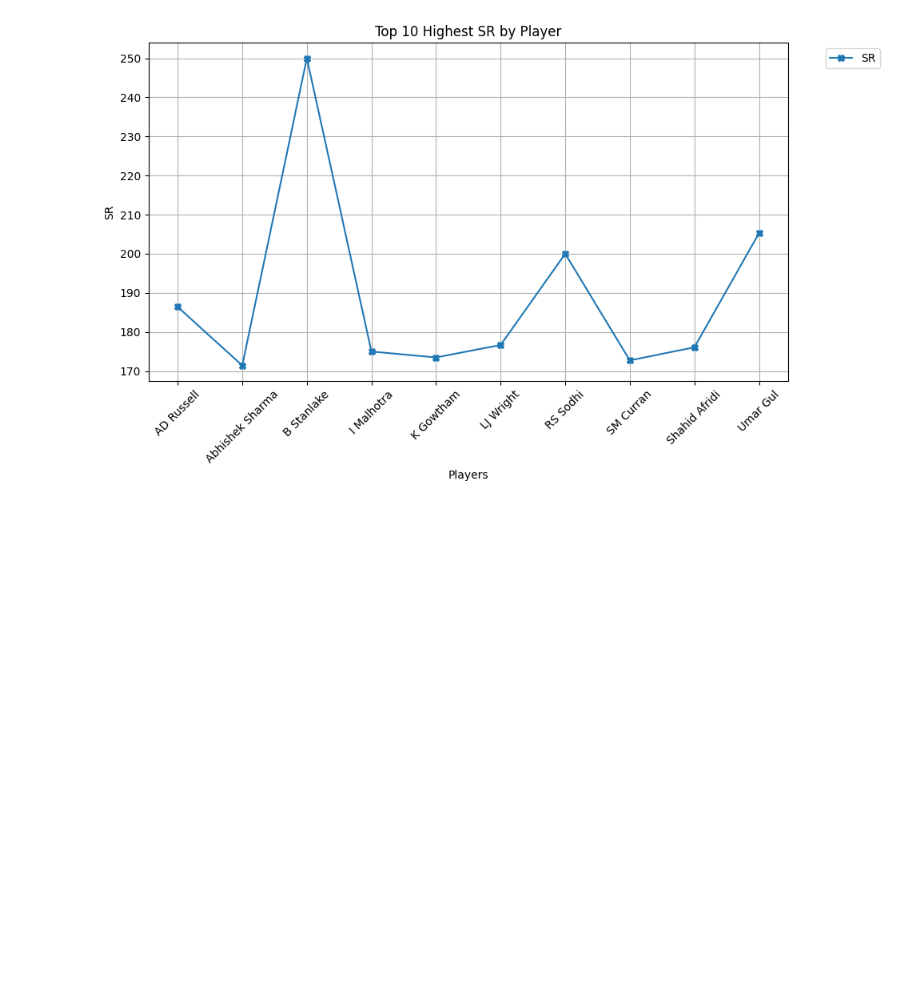
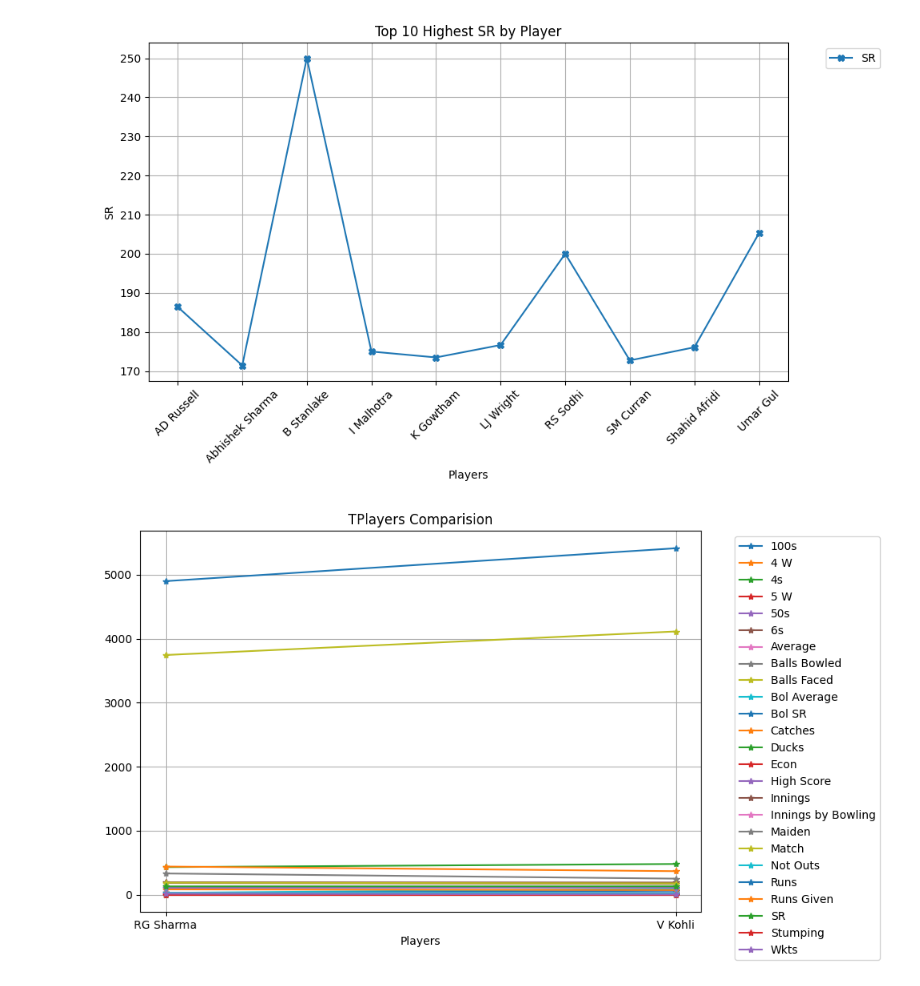
Before and after one commit to Udhay2898/Cricket_stat, a Jupyter notebook: Cricket Stat(Line).ipynb, the cells around one changed output. Saved outputs shown, nothing was run; the diff lists cells and outputs as text; code cells hidden in the pictures; blank space fills up the shorter version.

```diff
--- a/Cricket Stat(Line).ipynb
+++ b/Cricket Stat(Line).ipynb
@@ -369,3 +367,58 @@ plt.tight_layout()
 plt.show()
 # %% [output]
 [figure]
+# %%
+player_to_compare = ['V Kohli','RG Sharma']
+
+comparision_df = df[df['Player'].isin(player_to_compare)]
+
+comparision_df = comparision_df.groupby('Player').agg({'Match': 'sum',
+                                         'Innings': 'sum',
+                                         'Not Outs': 'sum',
+                                         'Runs': 'sum',
+                                         'Balls Faced': 'sum',
+                                         '100s': 'sum',
+                                         '50s': 'sum',
+                                         'Ducks': 'sum',
+                                         '4s': 'sum',
+                                         '6s': 'sum',
+                                         'Average': 'sum',
+                                         'SR' : 'sum',
+                                         'High Score': 'sum',
+                                         'Innings by Bowling': 'sum',
+                                         'Balls Bowled' : 'sum',
+                                         'Maiden' : 'sum',
+                                         'Runs Given' : 'sum',
+                                         'Wkts' : 'sum',
+                                         '4 W ' : 'sum',
+                                         '5 W' : 'sum',
+                                         'Catches' : 'sum',
+                                         'Stumping' : 'sum',
+                                         'Bol Average' : 'sum',
+                                         'Bol SR' : 'max',
+                                         'Econ' : 'min'}).reset_index()
+
+
+
+comparision_df_pivot = comparision_df.pivot_table(index = 'Player', values = ['Match', 'Innings', 'Not Outs', 'Runs', 'Balls Faced', '100s',
+       '50s', 'Ducks', '4s', '6s', 'Average', 'SR', 'High Score',
+       'Innings by Bowling', 'Balls Bowled', 'Maiden', 'Runs Given', 'Wkts',
+       '4 W ', '5 W', 'Catches', 'Stumping', 'Bol Average', 'Bol SR', 'Econ'])
+
+
+comparision_df_pivot.plot.line(figsize = (10,6),marker = '*',grid = True)
+
+
+tick = range(len(comparision_df_pivot))
+plt.xticks(ticks = tick, labels = comparision_df_pivot.index, rotation = 0)
+
+plt.legend(bbox_to_anchor=(1.05, 1), loc='upper left')
+
+plt.xlabel('Players')
+
+plt.title('TPlayers Comparision')
+
+plt.tight_layout()
+plt.show()
+# %% [output]
+[figure, added]
```
Also changed, not shown: parts of 4 cells of this notebook.
